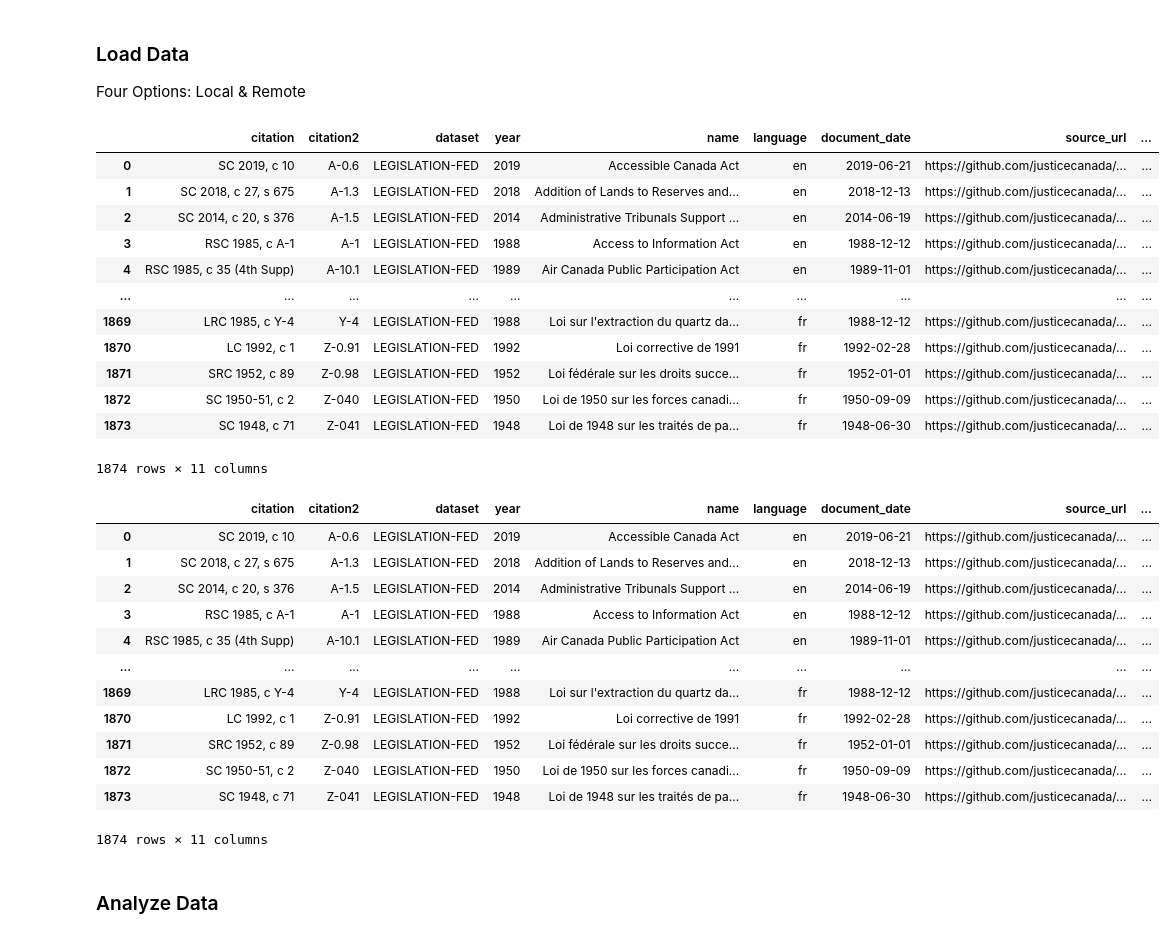
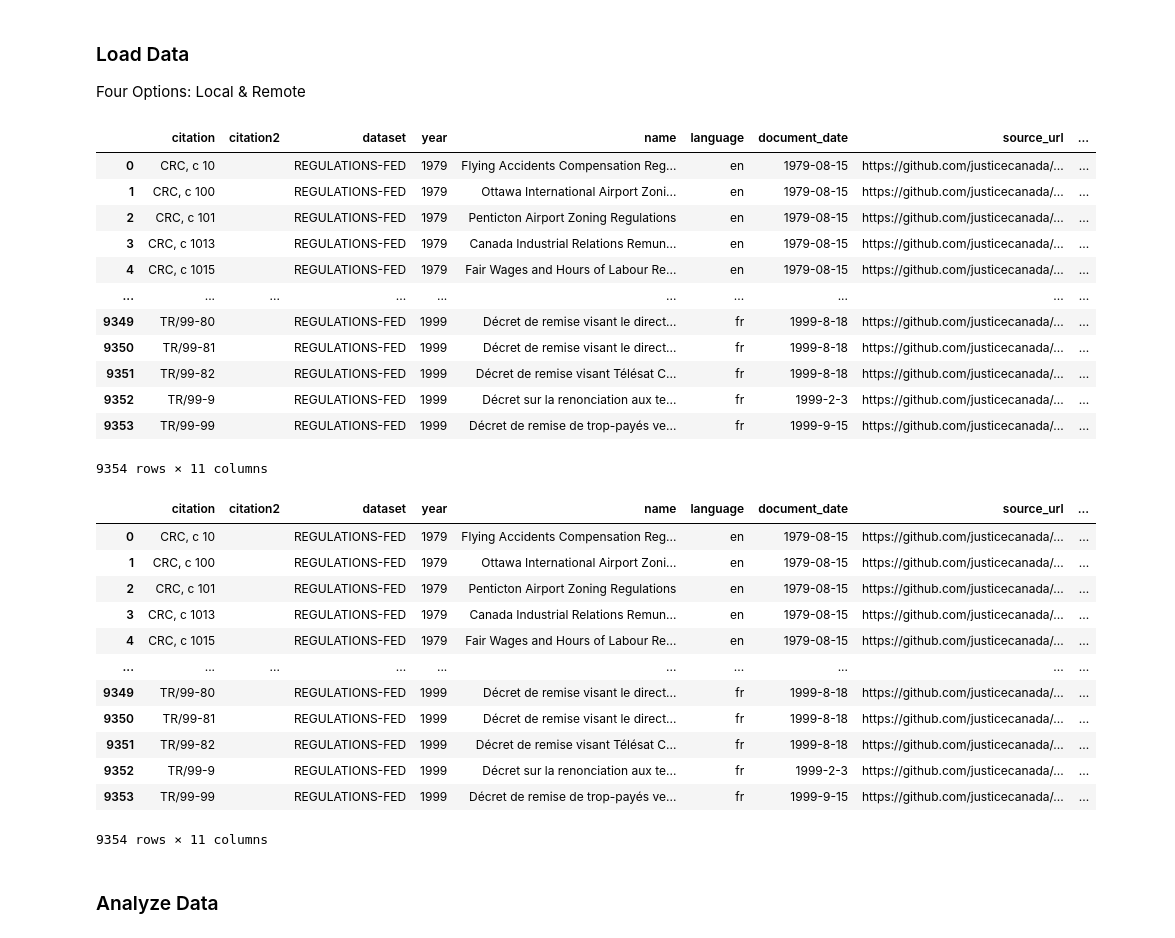
Before and after one commit to Refugee-Law-Lab/regulations-fed-bulk-data, a Jupyter notebook: load_and_analyze_regulations-fed.ipynb, the cells around one changed output. Saved outputs shown, nothing was run; the diff lists cells and outputs as text; code cells hidden in the pictures.

```diff
--- a/load_and_analyze_regulations-fed.ipynb
+++ b/load_and_analyze_regulations-fed.ipynb
@@ -72,34 +72,34 @@ df = pd.read_parquet(BytesIO(results.content))
 # %%
 # OPTION 3: Load json data remotely from GitHub without cloning repo
 
 import pandas as pd
 
 # load english data
-url = 'https://raw.githubusercontent.com/Refugee-Law-Lab/legislation-fed-bulk-data/main/DATA/df_acts_en.json'
+url = 'https://raw.githubusercontent.com/Refugee-Law-Lab/regulations-fed-bulk-data/main/DATA/df_regs_en.json'
 df = pd.read_json(url, orient='records', lines=True)
 
 # load french data
-url = 'https://raw.githubusercontent.com/Refugee-Law-Lab/legislation-fed-bulk-data/main/DATA/df_acts_fr.json'
+url = 'https://raw.githubusercontent.com/Refugee-Law-Lab/regulations-fed-bulk-data/main/DATA/df_regs_fr.json'
 df2 = pd.read_json(url, orient='records', lines=True)
 
 #combine both dataframes
 df = pd.concat([df, df2], ignore_index=True)
 
 df
 # %% [output]
 |  | citation | citation2 | dataset | year | name | language | document_date | source_url | ... |
-| 0 | SC 2019, c 10 | A-0.6 | LEGISLATION-FED | 2019 | Accessible Canada Act | en | 2019-06-21 | https://github.com/justicecanada/... | ... |
-| 1 | SC 2018, c 27, s 675 | A-1.3 | LEGISLATION-FED | 2018 | Addition of Lands to Reserves and... | en | 2018-12-13 | https://github.com/justicecanada/... | ... |
-| 2 | SC 2014, c 20, s 376 | A-1.5 | LEGISLATION-FED | 2014 | Administrative Tribunals Support ... | en | 2014-06-19 | https://github.com/justicecanada/... | ... |
-| 3 | RSC 1985, c A-1 | A-1 | LEGISLATION-FED | 1988 | Access to Information Act | en | 1988-12-12 | https://github.com/justicecanada/... | ... |
-| 4 | RSC 1985, c 35 (4th Supp) | A-10.1 | LEGISLATION-FED | 1989 | Air Canada Public Participation Act | en | 1989-11-01 | https://github.com/justicecanada/... | ... |
+| 0 | CRC, c 10 |  | REGULATIONS-FED | 1979 | Flying Accidents Compensation Reg... | en | 1979-08-15 | https://github.com/justicecanada/... | ... |
+| 1 | CRC, c 100 |  | REGULATIONS-FED | 1979 | Ottawa International Airport Zoni... | en | 1979-08-15 | https://github.com/justicecanada/... | ... |
+| 2 | CRC, c 101 |  | REGULATIONS-FED | 1979 | Penticton Airport Zoning Regulations | en | 1979-08-15 | https://github.com/justicecanada/... | ... |
+| 3 | CRC, c 1013 |  | REGULATIONS-FED | 1979 | Canada Industrial Relations Remun... | en | 1979-08-15 | https://github.com/justicecanada/... | ... |
+| 4 | CRC, c 1015 |  | REGULATIONS-FED | 1979 | Fair Wages and Hours of Labour Re... | en | 1979-08-15 | https://github.com/justicecanada/... | ... |
 | ... | ... | ... | ... | ... | ... | ... | ... | ... | ... |
-| 1869 | LRC 1985, c Y-4 | Y-4 | LEGISLATION-FED | 1988 | Loi sur l'extraction du quartz da... | fr | 1988-12-12 | https://github.com/justicecanada/... | ... |
-| 1870 | LC 1992, c 1 | Z-0.91 | LEGISLATION-FED | 1992 | Loi corrective de 1991 | fr | 1992-02-28 | https://github.com/justicecanada/... | ... |
-| 1871 | SRC 1952, c 89 | Z-0.98 | LEGISLATION-FED | 1952 | Loi fédérale sur les droits succe... | fr | 1952-01-01 | https://github.com/justicecanada/... | ... |
-| 1872 | SC 1950-51, c 2 | Z-040 | LEGISLATION-FED | 1950 | Loi de 1950 sur les forces canadi... | fr | 1950-09-09 | https://github.com/justicecanada/... | ... |
-| 1873 | SC 1948, c 71 | Z-041 | LEGISLATION-FED | 1948 | Loi de 1948 sur les traités de pa... | fr | 1948-06-30 | https://github.com/justicecanada/... | ... |
+| 9349 | TR/99-80 |  | REGULATIONS-FED | 1999 | Décret de remise visant le direct... | fr | 1999-8-18 | https://github.com/justicecanada/... | ... |
+| 9350 | TR/99-81 |  | REGULATIONS-FED | 1999 | Décret de remise visant le direct... | fr | 1999-8-18 | https://github.com/justicecanada/... | ... |
+| 9351 | TR/99-82 |  | REGULATIONS-FED | 1999 | Décret de remise visant Télésat C... | fr | 1999-8-18 | https://github.com/justicecanada/... | ... |
+| 9352 | TR/99-9 |  | REGULATIONS-FED | 1999 | Décret sur la renonciation aux te... | fr | 1999-2-3 | https://github.com/justicecanada/... | ... |
+| 9353 | TR/99-99 |  | REGULATIONS-FED | 1999 | Décret de remise de trop-payés ve... | fr | 1999-9-15 | https://github.com/justicecanada/... | ... |
-1874 rows × 11 columns
+9354 rows × 11 columns
 # %%
 # OPTION 4: Load json data locally via cloned repo
 
@@ -109,11 +109,11 @@ df
 import pandas as pd
 
 # load english data
-file_path = 'DATA/df_acts_en.json'
+file_path = 'DATA/df_regs_en.json'
 df = pd.read_json(file_path, orient='records', lines=True)
 
 # load french data
-file_path = 'DATA/df_acts_fr.json'
+file_path = 'DATA/df_regs_fr.json'
 df2 = pd.read_json(file_path, orient='records', lines=True)
 
 #combine both dataframes
@@ -122,18 +122,18 @@ df = pd.concat([df, df2], ignore_index=True)
 df
 # %% [output]
 |  | citation | citation2 | dataset | year | name | language | document_date | source_url | ... |
-| 0 | SC 2019, c 10 | A-0.6 | LEGISLATION-FED | 2019 | Accessible Canada Act | en | 2019-06-21 | https://github.com/justicecanada/... | ... |
-| 1 | SC 2018, c 27, s 675 | A-1.3 | LEGISLATION-FED | 2018 | Addition of Lands to Reserves and... | en | 2018-12-13 | https://github.com/justicecanada/... | ... |
-| 2 | SC 2014, c 20, s 376 | A-1.5 | LEGISLATION-FED | 2014 | Administrative Tribunals Support ... | en | 2014-06-19 | https://github.com/justicecanada/... | ... |
-| 3 | RSC 1985, c A-1 | A-1 | LEGISLATION-FED | 1988 | Access to Information Act | en | 1988-12-12 | https://github.com/justicecanada/... | ... |
-| 4 | RSC 1985, c 35 (4th Supp) | A-10.1 | LEGISLATION-FED | 1989 | Air Canada Public Participation Act | en | 1989-11-01 | https://github.com/justicecanada/... | ... |
+| 0 | CRC, c 10 |  | REGULATIONS-FED | 1979 | Flying Accidents Compensation Reg... | en | 1979-08-15 | https://github.com/justicecanada/... | ... |
+| 1 | CRC, c 100 |  | REGULATIONS-FED | 1979 | Ottawa International Airport Zoni... | en | 1979-08-15 | https://github.com/justicecanada/... | ... |
+| 2 | CRC, c 101 |  | REGULATIONS-FED | 1979 | Penticton Airport Zoning Regulations | en | 1979-08-15 | https://github.com/justicecanada/... | ... |
+| 3 | CRC, c 1013 |  | REGULATIONS-FED | 1979 | Canada Industrial Relations Remun... | en | 1979-08-15 | https://github.com/justicecanada/... | ... |
+| 4 | CRC, c 1015 |  | REGULATIONS-FED | 1979 | Fair Wages and Hours of Labour Re... | en | 1979-08-15 | https://github.com/justicecanada/... | ... |
 | ... | ... | ... | ... | ... | ... | ... | ... | ... | ... |
-| 1869 | LRC 1985, c Y-4 | Y-4 | LEGISLATION-FED | 1988 | Loi sur l'extraction du quartz da... | fr | 1988-12-12 | https://github.com/justicecanada/... | ... |
-| 1870 | LC 1992, c 1 | Z-0.91 | LEGISLATION-FED | 1992 | Loi corrective de 1991 | fr | 1992-02-28 | https://github.com/justicecanada/... | ... |
-| 1871 | SRC 1952, c 89 | Z-0.98 | LEGISLATION-FED | 1952 | Loi fédérale sur les droits succe... | fr | 1952-01-01 | https://github.com/justicecanada/... | ... |
-| 1872 | SC 1950-51, c 2 | Z-040 | LEGISLATION-FED | 1950 | Loi de 1950 sur les forces canadi... | fr | 1950-09-09 | https://github.com/justicecanada/... | ... |
-| 1873 | SC 1948, c 71 | Z-041 | LEGISLATION-FED | 1948 | Loi de 1948 sur les traités de pa... | fr | 1948-06-30 | https://github.com/justicecanada/... | ... |
+| 9349 | TR/99-80 |  | REGULATIONS-FED | 1999 | Décret de remise visant le direct... | fr | 1999-8-18 | https://github.com/justicecanada/... | ... |
+| 9350 | TR/99-81 |  | REGULATIONS-FED | 1999 | Décret de remise visant le direct... | fr | 1999-8-18 | https://github.com/justicecanada/... | ... |
+| 9351 | TR/99-82 |  | REGULATIONS-FED | 1999 | Décret de remise visant Télésat C... | fr | 1999-8-18 | https://github.com/justicecanada/... | ... |
+| 9352 | TR/99-9 |  | REGULATIONS-FED | 1999 | Décret sur la renonciation aux te... | fr | 1999-2-3 | https://github.com/justicecanada/... | ... |
+| 9353 | TR/99-99 |  | REGULATIONS-FED | 1999 | Décret de remise de trop-payés ve... | fr | 1999-9-15 | https://github.com/justicecanada/... | ... |
-1874 rows × 11 columns
+9354 rows × 11 columns
 # %% [markdown]
 ### Analyze Data
 # %%
```
Also changed, not shown: parts of 5 cells of this notebook.
